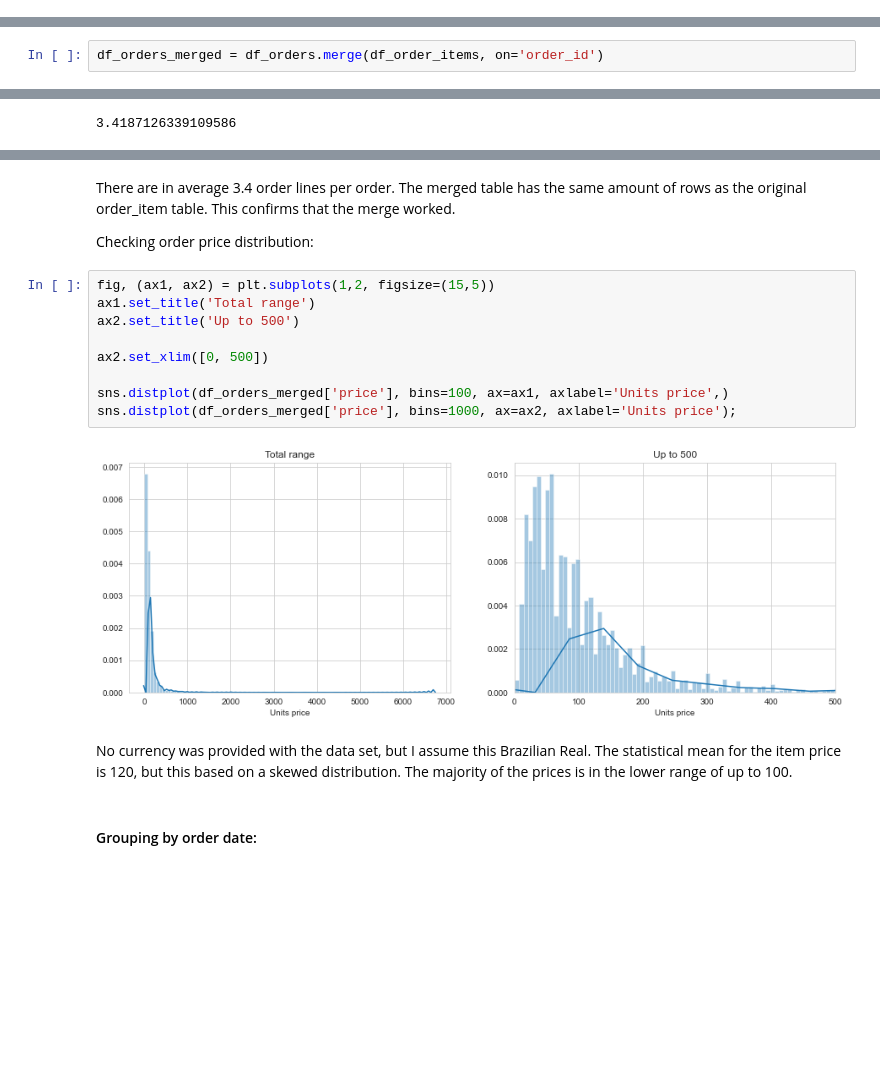
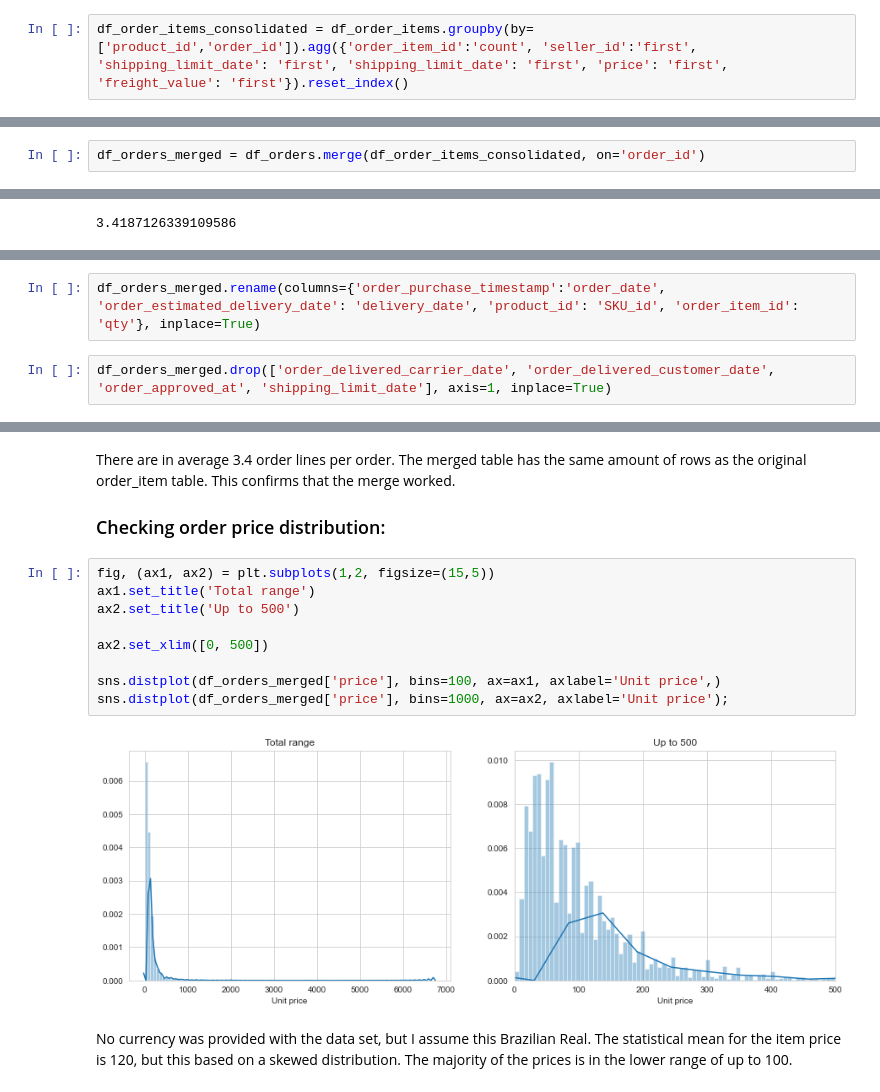
Before and after one commit to LarsTinnefeld/olist_ecom_analysis, a Jupyter notebook: olist_analysis.ipynb, the cells around one changed output, grey strips where cells are left out. Drawn from its saved outputs; the diff is of its cells as text; blank space fills up the shorter version.

```diff
--- a/olist_analysis.ipynb
+++ b/olist_analysis.ipynb
@@ -184,0 +177,2 @@ The above chart shows the count of order lines over the grouped units per order
+# %%
+df_order_items_consolidated = df_order_items.groupby(by=['product_id','order_id']).agg({'order_item_id':'count', 'seller_id':'first', 'shipping_limit_date': 'first', 'shipping_limit_date': 'first', 'price': 'first', 'freight_value': 'first'}).reset_index()
@@ -314,5 +330,5 @@ In warehousing an order table usually contains the orders with their associated
 # %%
-df_orders_merged = df_orders.merge(df_order_items, on='order_id')
+df_orders_merged = df_orders.merge(df_order_items_consolidated, on='order_id')
 # %%
 df_orders_merged.info()
 # %% [output]
@@ -360,0 +379,4 @@ len(df_order_items)/len(df_orders_merged['product_id'].unique())
+# %%
+df_orders_merged.rename(columns={'order_purchase_timestamp':'order_date', 'order_estimated_delivery_date': 'delivery_date', 'product_id': 'SKU_id', 'order_item_id': 'qty'}, inplace=True)
+# %%
+df_orders_merged.drop(['order_delivered_carrier_date', 'order_delivered_customer_date', 'order_approved_at', 'shipping_limit_date'], axis=1, inplace=True)
@@ -361,19 +392,17 @@ len(df_order_items)/len(df_orders_merged['product_id'].unique())
 # %% [markdown]
 There are in average 3.4 order lines per order. The merged table has the same amount of rows as the original order_item table. This confirms that the merge worked.
 
-Checking order price distribution:
+### Checking order price distribution:
 # %%
 fig, (ax1, ax2) = plt.subplots(1,2, figsize=(15,5))
 ax1.set_title('Total range')
 ax2.set_title('Up to 500')
 
 ax2.set_xlim([0, 500])
 
-sns.distplot(df_orders_merged['price'], bins=100, ax=ax1, axlabel='Units price',)
-sns.distplot(df_orders_merged['price'], bins=1000, ax=ax2, axlabel='Units price');
+sns.distplot(df_orders_merged['price'], bins=100, ax=ax1, axlabel='Unit price',)
+sns.distplot(df_orders_merged['price'], bins=1000, ax=ax2, axlabel='Unit price');
 # %% [output]
-[figure, old version]
+[figure, new version]
 # %% [markdown]
 No currency was provided with the data set, but I assume this Brazilian Real. The statistical mean for the item price is 120, but this based on a skewed distribution. The majority of the prices is in the lower range of up to 100.
-# %% [markdown]
-#### Grouping by order date:
```
Also changed, not shown: parts of 41 cells of this notebook.
